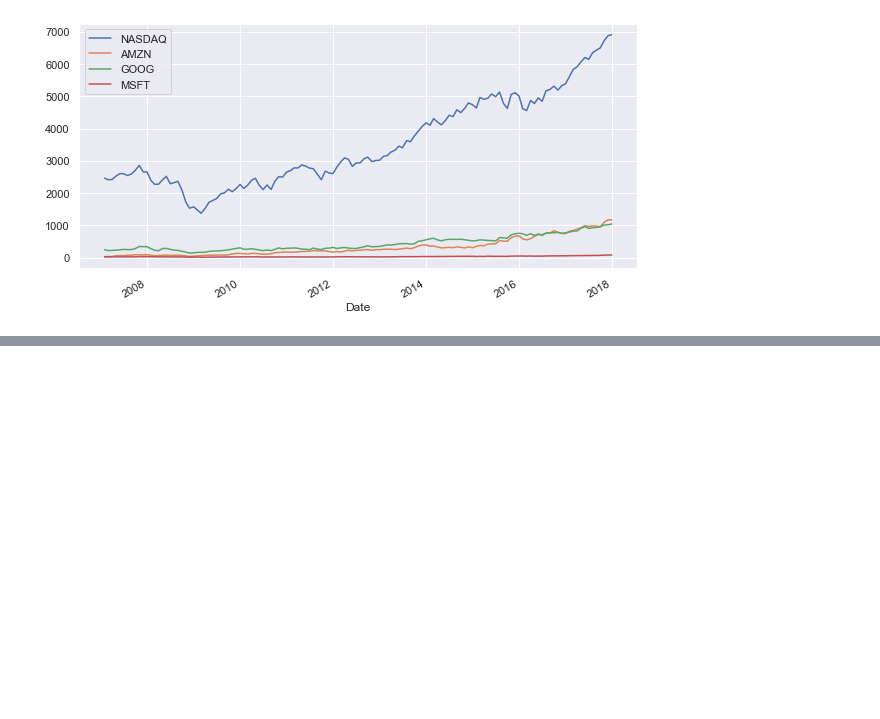
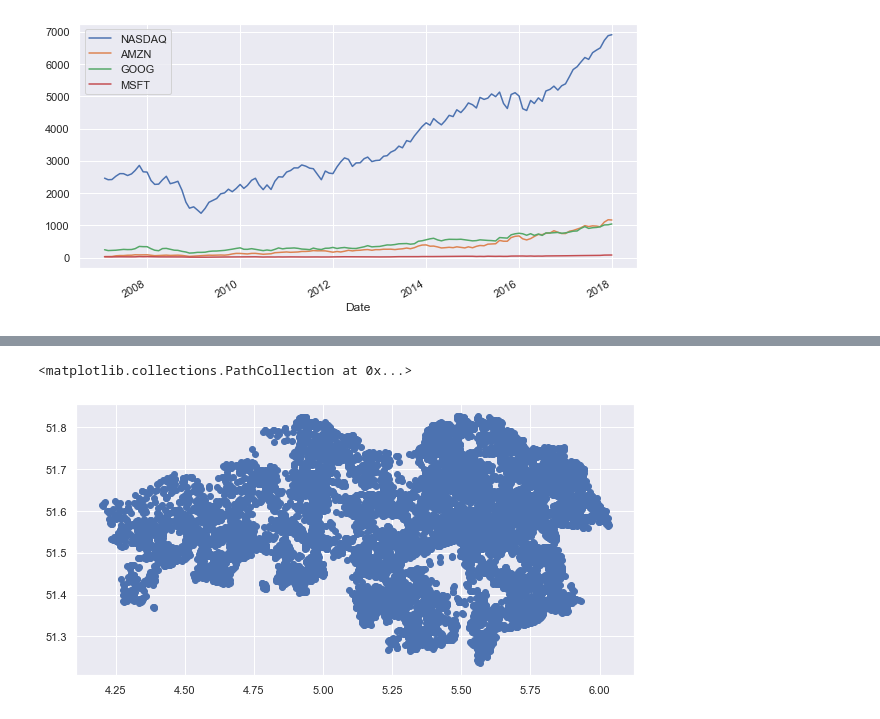
Before and after one commit to lzolyomi/Healthy-Data, a Jupyter notebook: data_track/visualization.ipynb, the cells around one changed output, grey strips where cells are left out. Drawn from its saved outputs; the diff is of its cells as text; code cells hidden in the pictures; blank space fills up the shorter version.

```diff
--- a/data_track/visualization.ipynb
+++ b/data_track/visualization.ipynb
@@ -382,0 +422,3 @@ df_stocks.plot()
+# %%
+farmers_df = farmers_df[farmers_df['Lat'] <= 52]
+farmers_df
@@ -382,0 +439,5 @@ df_stocks.plot()
+# %%
+plt.scatter(farmers_df["Lon"], farmers_df["Lat"])
+# %% [output]
+<matplotlib.collections.PathCollection at 0x...>
+[figure, added]
```
Also changed, not shown: parts of 38 cells of this notebook, 2 other files.
